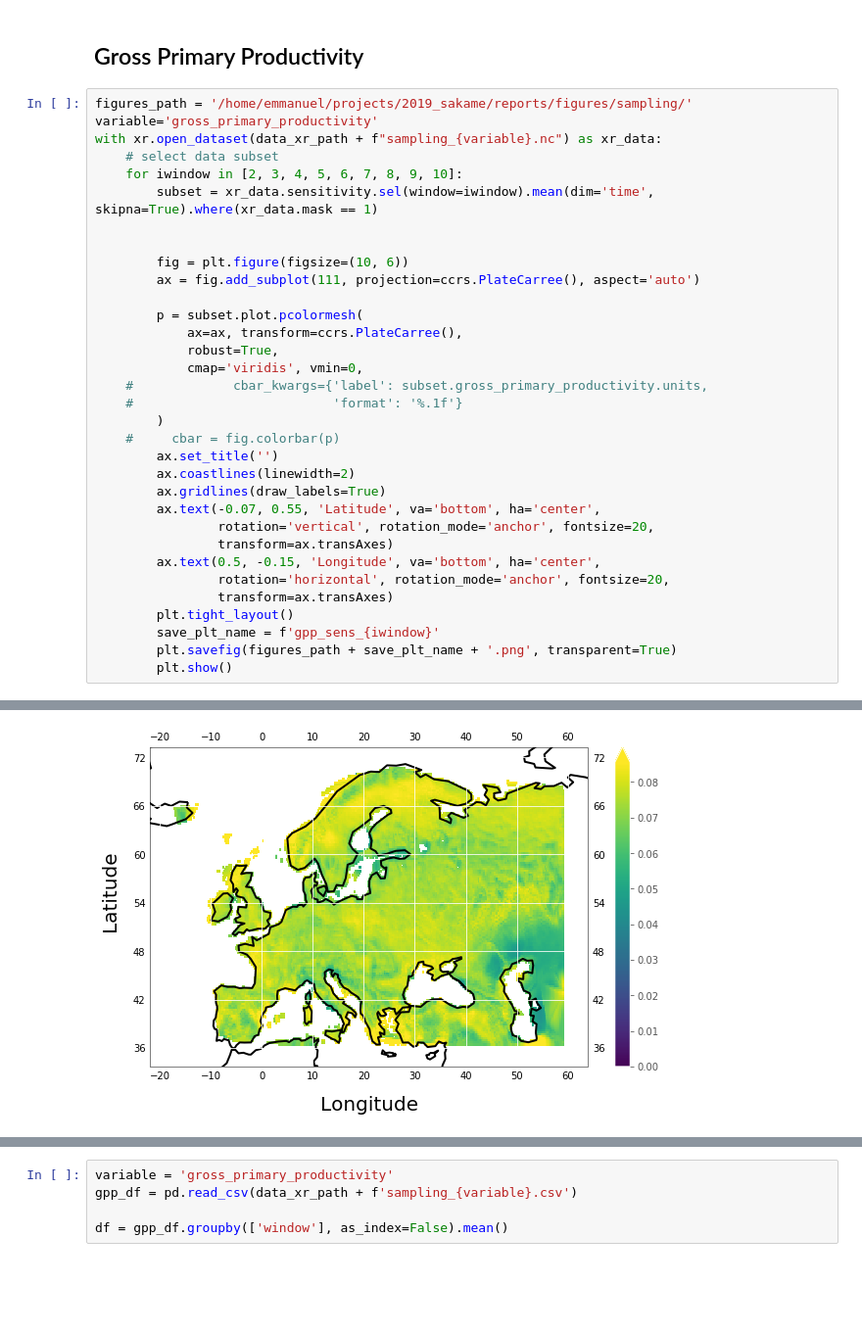
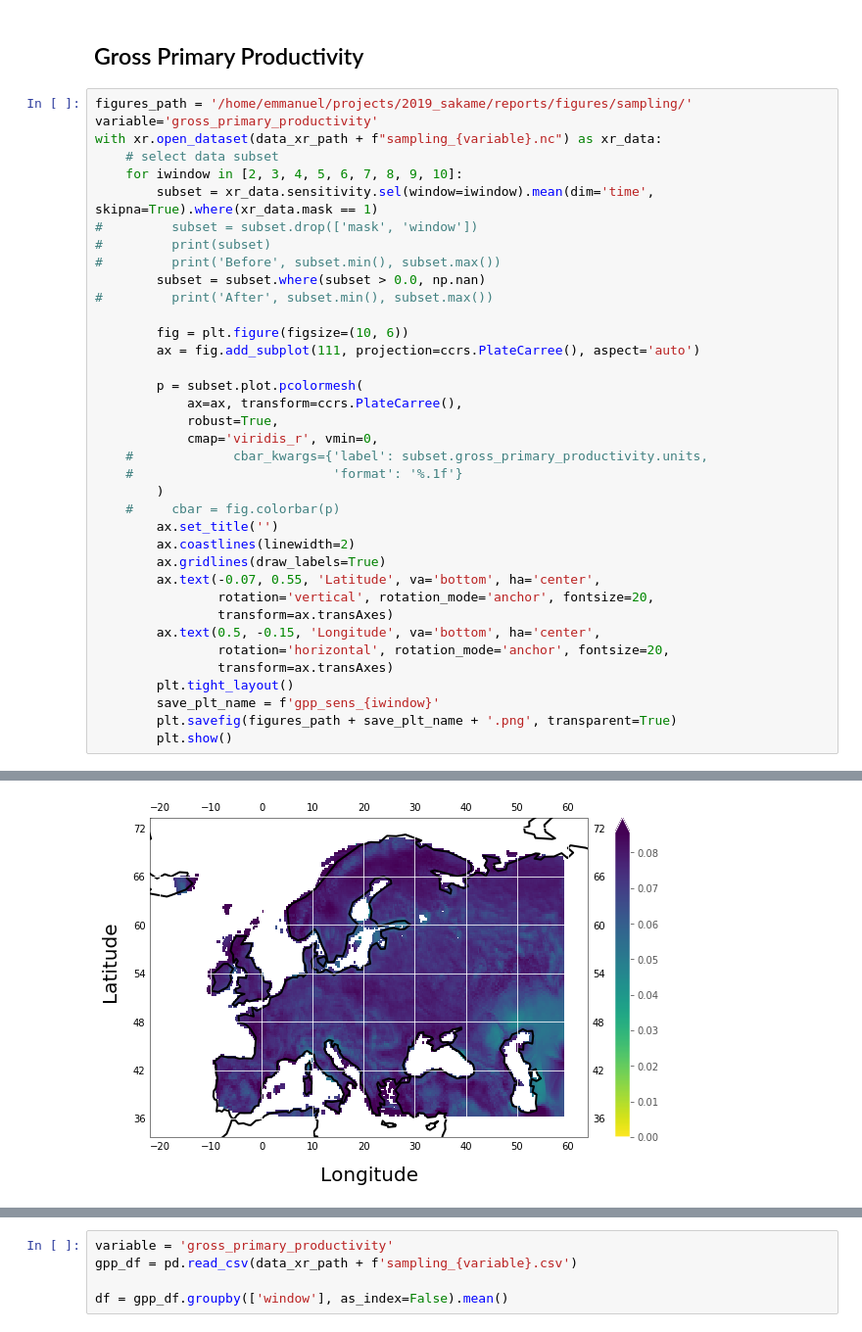
Before and after one commit to IPL-UV/sakame, a Jupyter notebook: notebooks/gp_regression/esdc_application/app_sample_41_display_sensitivity.ipynb, the cells around one changed output, grey strips where cells are left out. Shown at 98% size. Drawn from its saved outputs; the diff is of its cells as text; blank space fills up the shorter version.

Commit message:
Updated figures and experiments.

```diff
--- a/notebooks/gp_regression/esdc_application/app_sample_41_display_sensitivity.ipynb
+++ b/notebooks/gp_regression/esdc_application/app_sample_41_display_sensitivity.ipynb
@@ -53,7 +64,11 @@ with xr.open_dataset(data_xr_path + f"sampling_{variable}.nc") as xr_data:
     # select data subset
     for iwindow in [2, 3, 4, 5, 6, 7, 8, 9, 10]:
         subset = xr_data.sensitivity.sel(window=iwindow).mean(dim='time', skipna=True).where(xr_data.mask == 1)
-
+#         subset = subset.drop(['mask', 'window'])
+#         print(subset)
+#         print('Before', subset.min(), subset.max())
+        subset = subset.where(subset > 0.0, np.nan)
+#         print('After', subset.min(), subset.max())
 
         fig = plt.figure(figsize=(10, 6))
         ax = fig.add_subplot(111, projection=ccrs.PlateCarree(), aspect='auto')
@@ -61,7 +76,7 @@ with xr.open_dataset(data_xr_path + f"sampling_{variable}.nc") as xr_data:
         p = subset.plot.pcolormesh(
             ax=ax, transform=ccrs.PlateCarree(),
             robust=True,
-            cmap='viridis', vmin=0,
+            cmap='viridis_r', vmin=0,
     #             cbar_kwargs={'label': subset.gross_primary_productivity.units,
     #                          'format': '%.1f'}
         )
@@ -86 +101 @@ with xr.open_dataset(data_xr_path + f"sampling_{variable}.nc") as xr_data:
-[figure, old version]
+[figure, new version]
```
Also changed, not shown: parts of 5 cells of this notebook, 26 other files.
